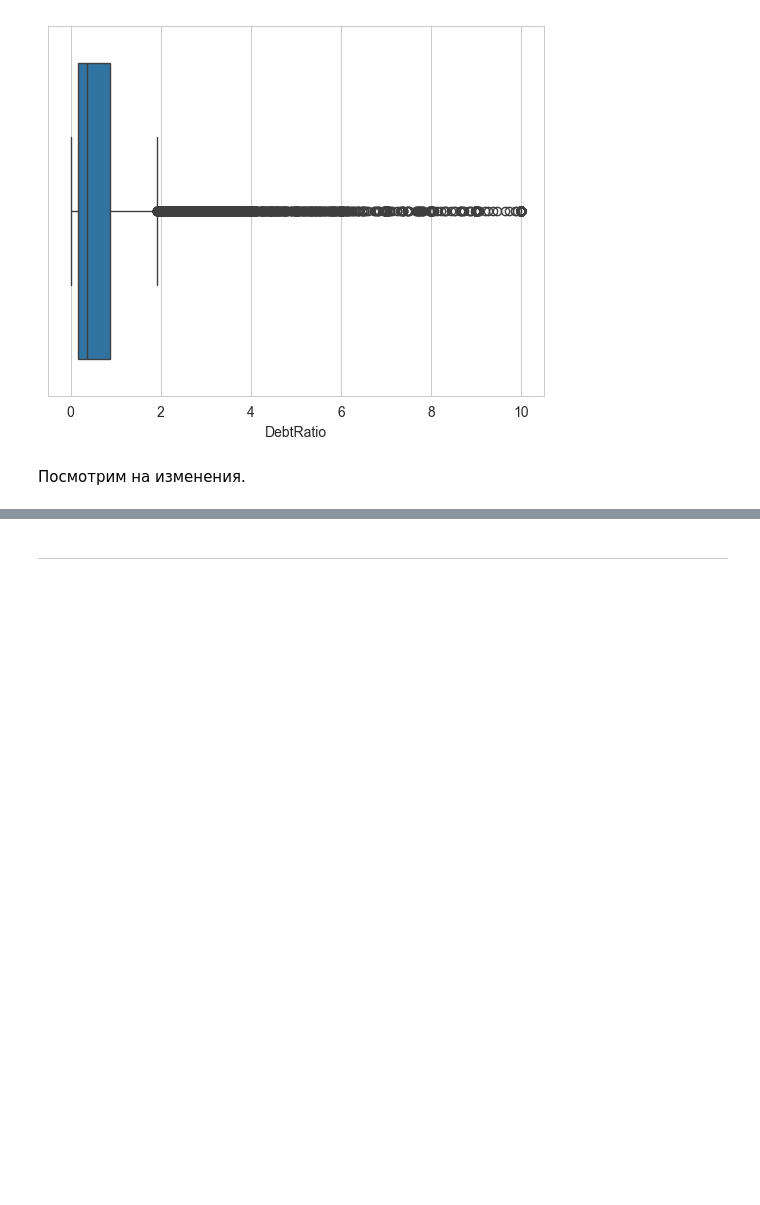
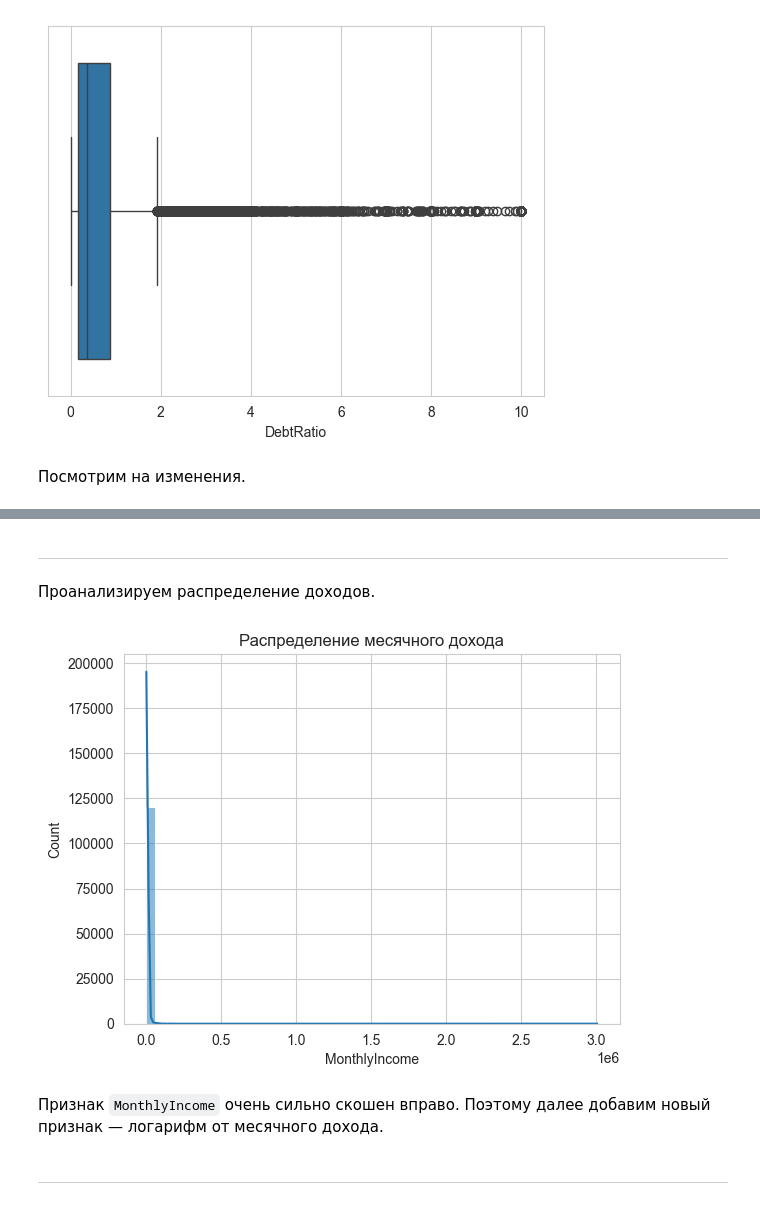
Before and after one commit to george-gh5/credit-scoring-ml, a Jupyter notebook: notebooks/01_eda_and_prep.ipynb, the cells around one changed output, grey strips where cells are left out. Saved outputs shown, nothing was run; the diff lists cells and outputs as text; code cells hidden in the pictures; blank space fills up the shorter version.

```diff
--- a/notebooks/01_eda_and_prep.ipynb
+++ b/notebooks/01_eda_and_prep.ipynb
@@ -307,6 +299,18 @@ df.head()
 | 3 | 0 | 0.658 | 38 | 1 | 0.085 | 3042.0 | ... |
 | 4 | 0 | 0.234 | 30 | 0 | 0.036 | 3300.0 | ... |
 | 5 | 0 | 0.907 | 49 | 1 | 0.025 | 63588.0 | ... |
+# %% [markdown]
+---
+# %% [markdown]
+Проанализируем распределение доходов.
+# %%
+sns.histplot(df['MonthlyIncome'], bins=50, kde=True)
+plt.title('Распределение месячного дохода')
+plt.show()
+# %% [output]
+[figure, added]
+# %% [markdown]
+Признак `MonthlyIncome` очень сильно скошен вправо. Поэтому далее добавим новый признак — логарифм от месячного дохода.
 # %% [markdown]
 ---
 # %% [markdown]
```
Also changed, not shown: parts of 19 cells of this notebook, 1 other file.
